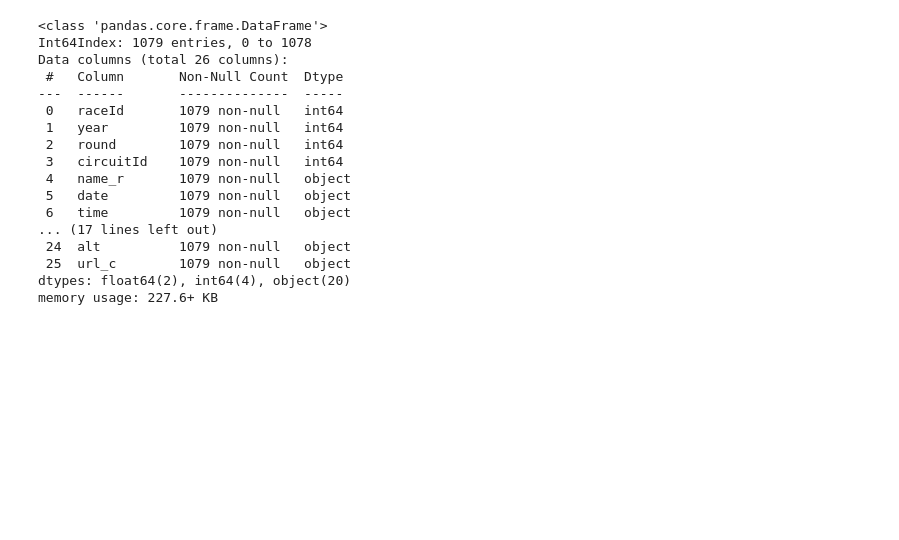
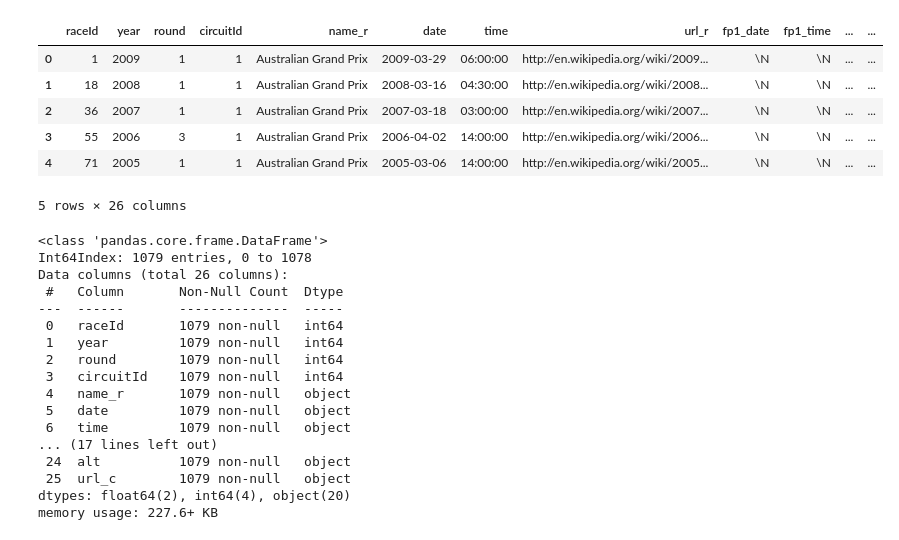
Before and after one commit to austin-mccollum/nycdsa_python_project, a Jupyter notebook: race_world_maps.ipynb, the cells around one changed output. Cells and saved outputs as stored; diff of their text form; code cells hidden in the pictures; blank space fills up the shorter version.

Commit message:
final version of race_world_maps notebook

```diff
--- a/race_world_maps.ipynb
+++ b/race_world_maps.ipynb
@@ -9,22 +12,31 @@ circuits_df = pd.read_csv('circuits.csv')
 df = races_df.merge(circuits_df, on='circuitId', suffixes = ('_r','_c'))
 # %%
-df.columns
-df.info()
+df.head()
 # %% [output]
+|  | raceId | year | round | circuitId | name_r | date | time | url_r | fp1_date | fp1_time | ... | ... |
+| 0 | 1 | 2009 | 1 | 1 | Australian Grand Prix | 2009-03-29 | 06:00:00 | http://en.wikipedia.org/wiki/2009... | \N | \N | ... | ... |
+| 1 | 18 | 2008 | 1 | 1 | Australian Grand Prix | 2008-03-16 | 04:30:00 | http://en.wikipedia.org/wiki/2008... | \N | \N | ... | ... |
+| 2 | 36 | 2007 | 1 | 1 | Australian Grand Prix | 2007-03-18 | 03:00:00 | http://en.wikipedia.org/wiki/2007... | \N | \N | ... | ... |
+| 3 | 55 | 2006 | 3 | 1 | Australian Grand Prix | 2006-04-02 | 14:00:00 | http://en.wikipedia.org/wiki/2006... | \N | \N | ... | ... |
+| 4 | 71 | 2005 | 1 | 1 | Australian Grand Prix | 2005-03-06 | 14:00:00 | http://en.wikipedia.org/wiki/2005... | \N | \N | ... | ... |
-<class 'pandas.core.frame.DataFrame'>
-Int64Index: 1079 entries, 0 to 1078
-Data columns (total 26 columns):
- #   Column       Non-Null Count  Dtype
----  ------       --------------  -----
- 0   raceId       1079 non-null   int64
- 1   year         1079 non-null   int64
- 2   round        1079 non-null   int64
- 3   circuitId    1079 non-null   int64
- 4   name_r       1079 non-null   object
- 5   date         1079 non-null   object
- 6   time         1079 non-null   object
-... (17 lines left out)
- 24  alt          1079 non-null   object
- 25  url_c        1079 non-null   object
-dtypes: float64(2), int64(4), object(20)
-memory usage: 227.6+ KB
+5 rows × 26 columns
+# %%
+df.info()
+# %% [output]
+<class 'pandas.core.frame.DataFrame'>
+Int64Index: 1079 entries, 0 to 1078
+Data columns (total 26 columns):
+ #   Column       Non-Null Count  Dtype
+---  ------       --------------  -----
+ 0   raceId       1079 non-null   int64
+ 1   year         1079 non-null   int64
+ 2   round        1079 non-null   int64
+ 3   circuitId    1079 non-null   int64
+ 4   name_r       1079 non-null   object
+ 5   date         1079 non-null   object
+ 6   time         1079 non-null   object
+... (17 lines left out)
+ 24  alt          1079 non-null   object
+ 25  url_c        1079 non-null   object
+dtypes: float64(2), int64(4), object(20)
+memory usage: 227.6+ KB
```
Also changed, not shown: parts of 11 cells of this notebook.
